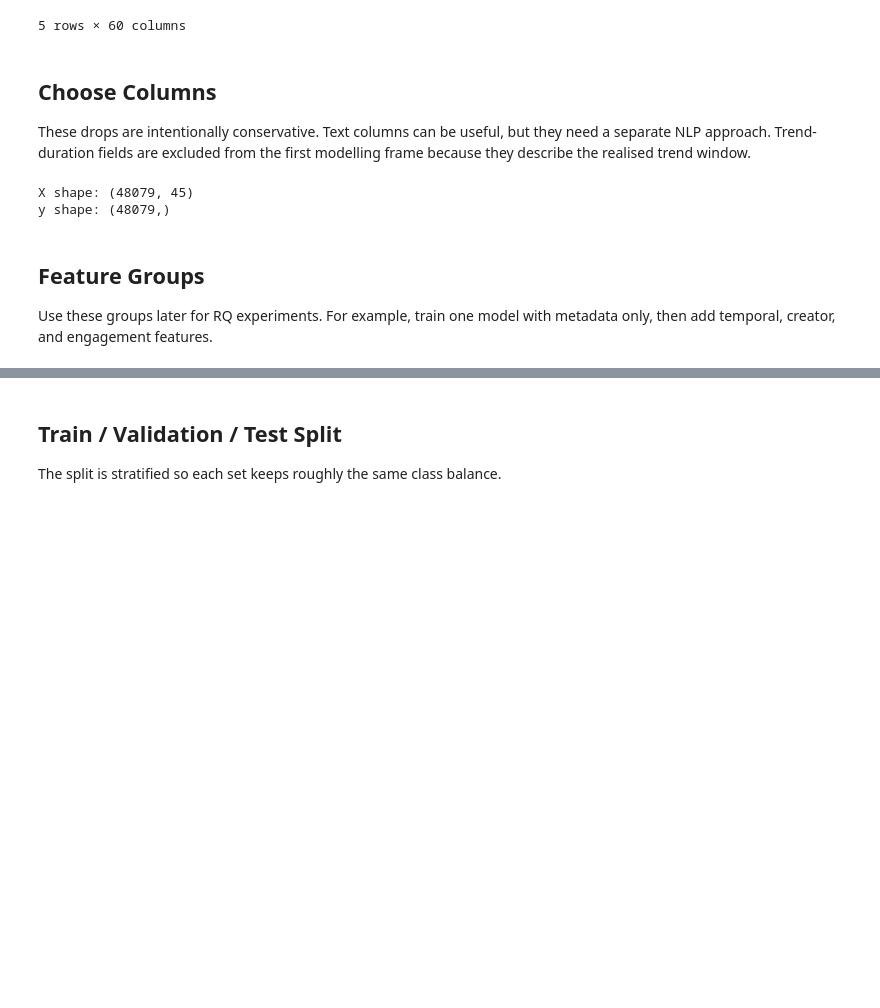
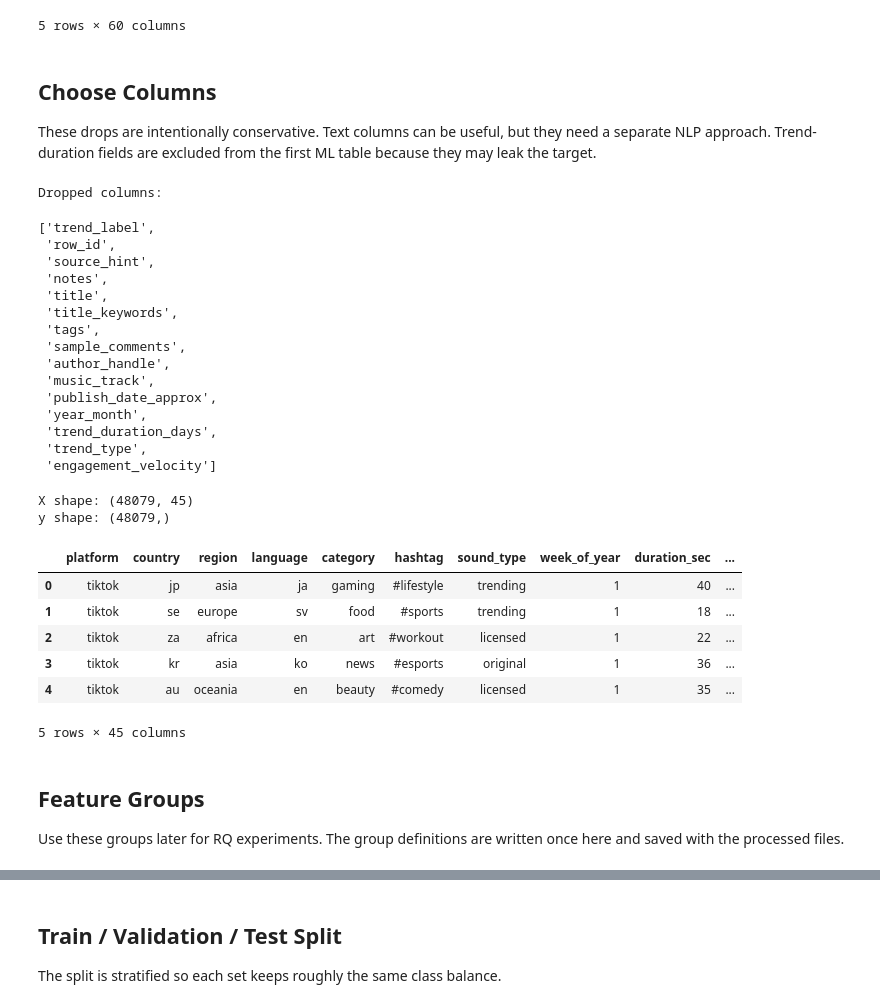
Before and after one commit to vivalavidax123/IML_A2, a Jupyter notebook: notebooks/preprocessing.ipynb, the cells around one changed output, grey strips where cells are left out. Saved outputs shown, nothing was run; the diff lists cells and outputs as text; code cells hidden in the pictures; blank space fills up the shorter version.

```diff
--- a/notebooks/preprocessing.ipynb
+++ b/notebooks/preprocessing.ipynb
@@ -158,45 +111,72 @@ clean.head()
 # %% [markdown]
 ## Choose Columns
 
-These drops are intentionally conservative. Text columns can be useful, but they need a separate NLP approach. Trend-duration fields are excluded from the first modelling frame because they describe the realised trend window.
+These drops are intentionally conservative. Text columns can be useful, but they need a separate NLP approach. Trend-duration fields are excluded from the first ML table because they may leak the target.
 # %%
 TARGET = "trend_label"
 
 text_id_or_notes_columns = [
     "row_id",
     "source_hint",
     "notes",
     "title",
     "title_keywords",
     "tags",
     "sample_comments",
     "author_handle",
     "music_track",
     "publish_date_approx",
     "year_month",
 ]
 
 possible_leakage_columns = [
     "trend_duration_days",
     "trend_type",
     "engagement_velocity",
 ]
 
 drop_columns = [TARGET] + text_id_or_notes_columns + possible_leakage_columns
 drop_columns = [col for col in drop_columns if col in clean.columns]
 
 X = clean.drop(columns=drop_columns)
 y = clean[TARGET]
 
+print("Dropped columns:")
+display(drop_columns)
+
 print("X shape:", X.shape)
 print("y shape:", y.shape)
+display(X.head())
 # %% [output]
-X shape: (48079, 45)
-y shape: (48079,)
+Dropped columns:
+['trend_label',
+ 'row_id',
+ 'source_hint',
+ 'notes',
+ 'title',
+ 'title_keywords',
+ 'tags',
+ 'sample_comments',
+ 'author_handle',
+ 'music_track',
+ 'publish_date_approx',
+ 'year_month',
+ 'trend_duration_days',
+ 'trend_type',
+ 'engagement_velocity']
+X shape: (48079, 45)
+y shape: (48079,)
+|  | platform | country | region | language | category | hashtag | sound_type | week_of_year | duration_sec | ... |
+| 0 | tiktok | jp | asia | ja | gaming | #lifestyle | trending | 1 | 40 | ... |
+| 1 | tiktok | se | europe | sv | food | #sports | trending | 1 | 18 | ... |
+| 2 | tiktok | za | africa | en | art | #workout | licensed | 1 | 22 | ... |
+| 3 | tiktok | kr | asia | ko | news | #esports | original | 1 | 36 | ... |
+| 4 | tiktok | au | oceania | en | beauty | #comedy | licensed | 1 | 35 | ... |
+5 rows × 45 columns
 # %% [markdown]
 ## Feature Groups
 
-Use these groups later for RQ experiments. For example, train one model with metadata only, then add temporal, creator, and engagement features.
+Use these groups later for RQ experiments. The group definitions are written once here and saved with the processed files.
 # %%
 feature_groups = {
     "metadata": [
```
Also changed, not shown: parts of 9 cells of this notebook.
